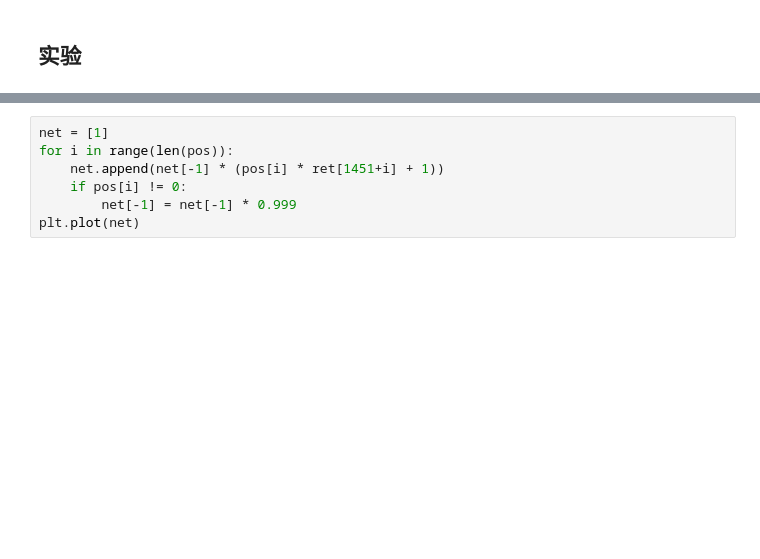
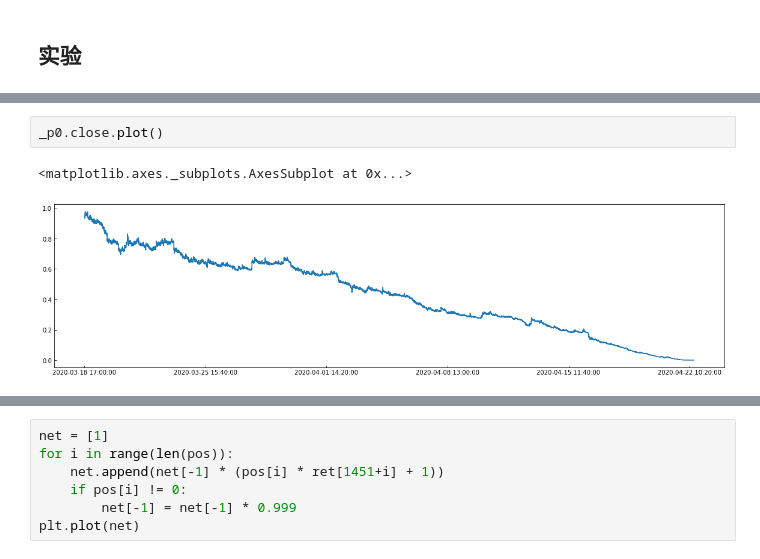
Before and after one commit to wx2480/digit, a Jupyter notebook: XGBmodel.ipynb, the cells around one changed output, grey strips where cells are left out. Cells and saved outputs as stored; diff of their text form; blank space fills up the shorter version.

```diff
--- a/XGBmodel.ipynb
+++ b/XGBmodel.ipynb
@@ -377,0 +601,5 @@ for i in range(3):
+# %%
+_p0.close.plot()
+# %% [output]
+<matplotlib.axes._subplots.AxesSubplot at 0x...>
+[figure, added]
```
Also changed, not shown: parts of 32 cells of this notebook.
